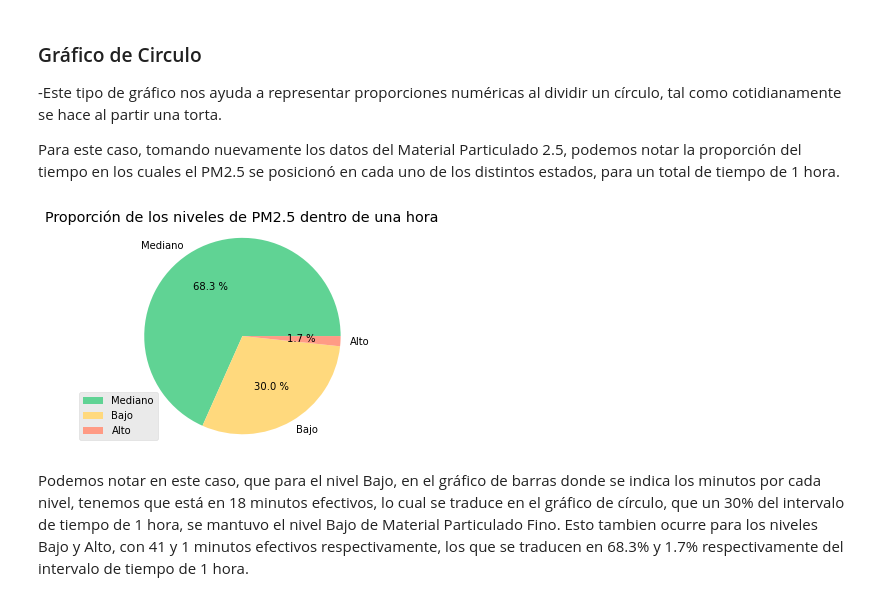
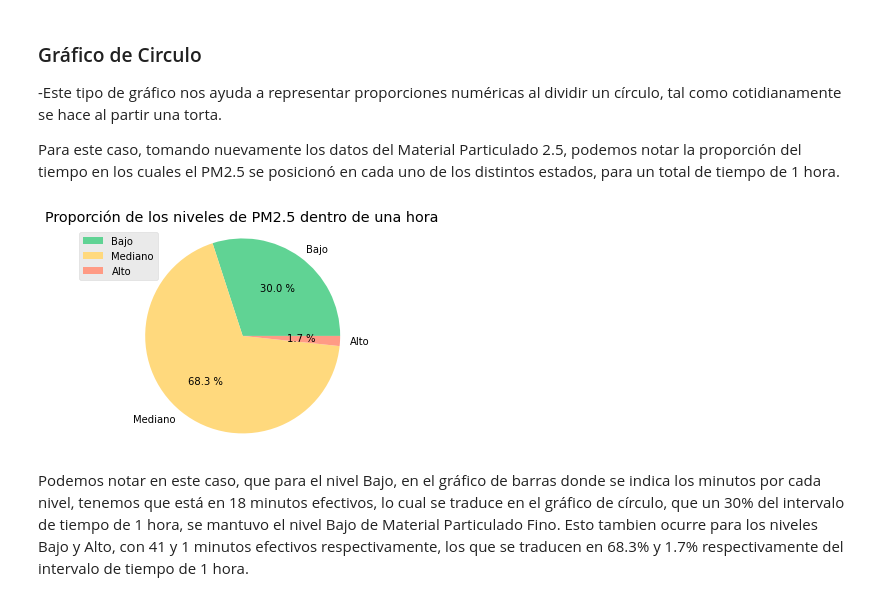
Before and after one commit to gaticavm9/Visualizacion-Datos-TPCD, a Jupyter notebook: main.ipynb, the cells around one changed output. Cells and saved outputs as stored; diff of their text form; code cells hidden in the pictures.

```diff
--- a/main.ipynb
+++ b/main.ipynb
@@ -254,3 +254,8 @@ Con ayuda del gráfico obtenido podemos ver el comportamiento historico de la `T
 -Los gráficos de barra nos ayudan a visualizar de mejor forma la magnitud o tamaño de una caracteristica o variable.
 
 Para este caso se ocupará para graficar la cantidad de minutos donde el Material Particulado Fino 2.5 `(PM 2.5)`, se encuentra en los distintos estados o grupos, en este caso: {Bajo, Mediano, Alto}.
+# %%
+# Ver cantidad de datos
+df_pm25 = df_can["pm25-clasificacion"].value_counts()
+df_pm25 = df_pm25.reindex(['Bajo','Mediano','Alto'])
+df_pm25.head()
@@ -282,17 +288,17 @@ Para este caso, tomando nuevamente los datos del Material Particulado 2.5, podem
 # %%
 #Se definen los colores para representar los diferentes niveles.
 colores = ["#60D394","#FFD97D","#FF9B85"]
 
 #Se realiza el gráfico de círculo.
 plt.title('Proporción de los niveles de PM2.5 dentro de una hora')
 plt.pie(df_pm25, labels=nombres_de_grupo, autopct="%0.1f %%", colors=colores)
 plt.axis("equal")
-plt.legend(labels=df_pm25.index, loc='lower left')
+plt.legend(labels=df_pm25.index, loc='upper left')
 
 fig5 = plt.gcf()
 plt.show()
 # %% [output]
-[figure, old version]
+[figure, new version]
 # %% [markdown]
 Podemos notar en este caso, que para el nivel Bajo, en el gráfico de barras donde se indica los minutos por cada nivel, tenemos que está en 18 minutos efectivos, lo cual se traduce en el gráfico de círculo, que un 30% del intervalo de tiempo de 1 hora, se mantuvo el nivel Bajo de Material Particulado Fino.
 Esto tambien ocurre para los niveles Bajo y Alto, con 41 y 1 minutos efectivos respectivamente, los que se traducen en 68.3% y 1.7% respectivamente del intervalo de tiempo de 1 hora.
```
Also changed, not shown: parts of 3 cells of this notebook, 4 other files.
